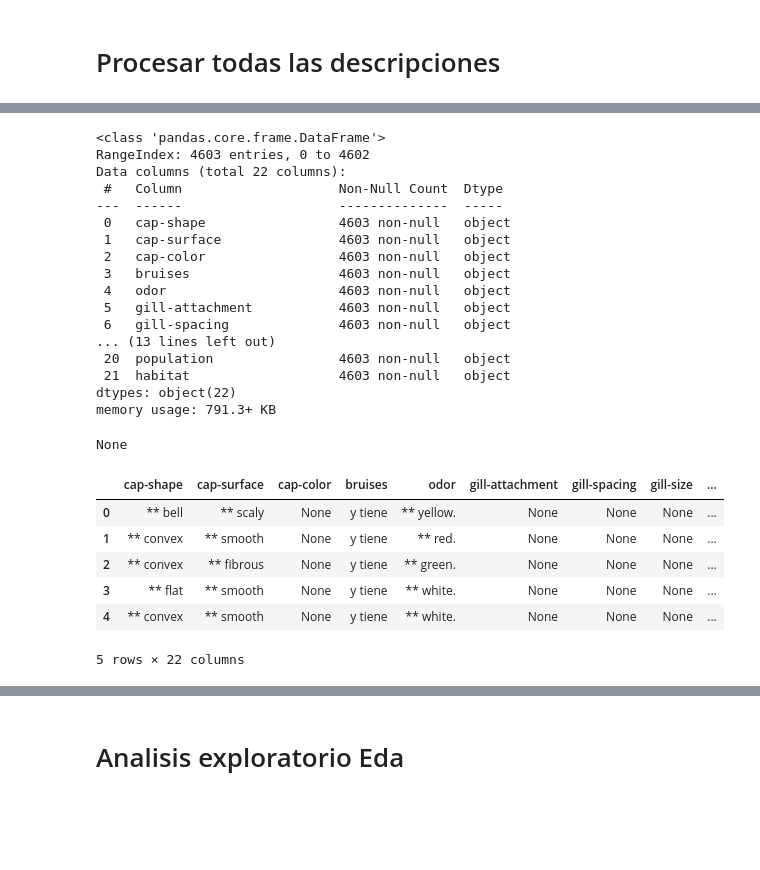
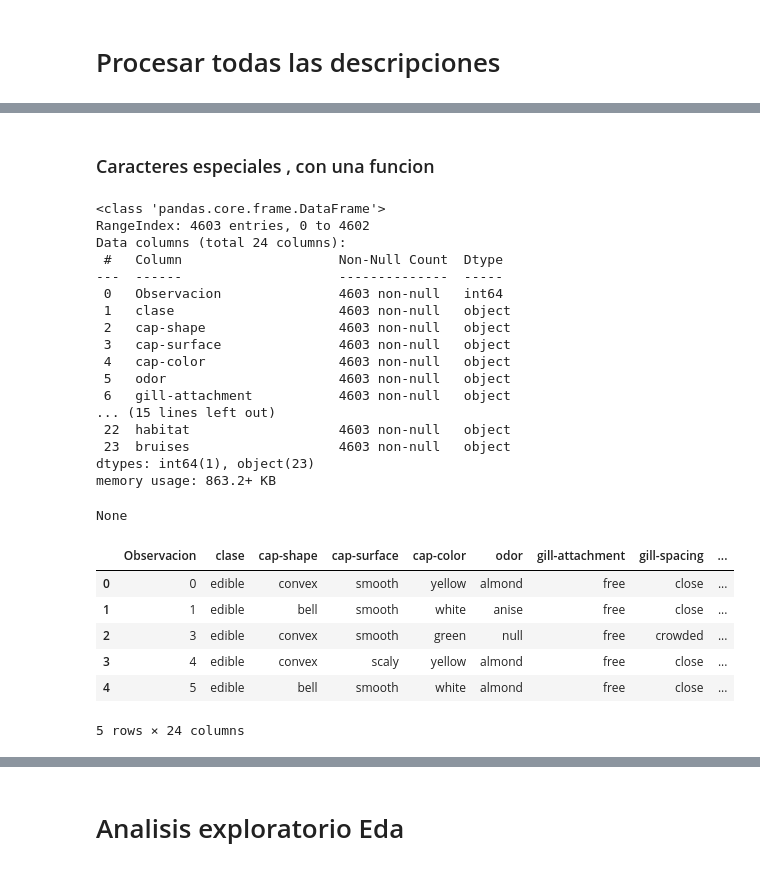
Before and after one commit to andreszaragoza/DS102024, a Jupyter notebook: 3-MachineLearning/2-Supervisado/Ejercicios/otromas.ipynb, the cells around one changed output, grey strips where cells are left out. Cells and saved outputs as stored; diff of their text form; code cells hidden in the pictures; blank space fills up the shorter version.

```diff
--- a/3-MachineLearning/2-Supervisado/Ejercicios/otromas.ipynb
+++ b/3-MachineLearning/2-Supervisado/Ejercicios/otromas.ipynb
@@ -109,2 +83,0 @@ texto_limpio =  " ".join("".join(c if c.isalnum() or c.isspace() else "" for c i
-# %%
-palabras = texto_limpio.split()
@@ -182,0 +94,2 @@ Datos procesados guardados en 'train_procesado.csv'
+# %% [markdown]
+### Caracteres especiales , con una funcion
@@ -183,29 +118,61 @@ Datos procesados guardados en 'train_procesado.csv'
+# %%
+df["descripcion"] = df["descripcion"].str.replace(r"\*\*", "", regex=True).str.strip()
+df_extra = pd.DataFrame()
+
+df_extra["Observacion"] = df["descripcion"].str.extract(r"La observación (\d+)")
+df_extra["clase"] = df["descripcion"].str.extract(r"clase (\w+)")
+df_extra["cap-shape"] = df["descripcion"].str.extract(r"forma de sombrero (\w+)")
+df_extra["cap-surface"] = df["descripcion"].str.extract(r"superficie (\w+)")
+df_extra["cap-color"] = df["descripcion"].str.extract(r"color (\w+)")
+df_extra["odor"] = df["descripcion"].apply(extraer_olor)
+df_extra["gill-attachment"] = df["descripcion"].str.extract(r"branquias son de tipo (\w+)")
+df_extra["gill-spacing"] = df["descripcion"].str.extract(r"separación (\w+)")
+df_extra["gill-size"] = df["descripcion"].str.extract(r"tamaño (\w+)")
+df_extra["gill-color"] = df["descripcion"].str.extract(r"color de las branquias es (\w+)")
+df_extra["stalk-shape"] = df["descripcion"].str.extract(r"forma del tallo es (\w+)")
+df_extra["stalk-root"] = df["descripcion"].str.extract(r"raíz del tallo es (\w+)")
+df_extra["stalk-surface-above-ring"] = df["descripcion"].str.extract(r"superficie del tallo por encima del anillo es (\w+)")
+df_extra["stalk-surface-below-ring"] = df["descripcion"].str.extract(r"y por debajo del anillo es (\w+)")
+df_extra["stalk-color-above-ring"] = df["descripcion"].str.extract(r"color del tallo por encima del anillo es (\w+)")
+df_extra["stalk-color-below-ring"] = df["descripcion"].apply(extraer_color_tallo_abajo)
+df_extra["veil-type"] = df["descripcion"].str.extract(r"tipo de velo es (\w+)")
+df_extra["veil-color"] = df["descripcion"].str.extract(r"color de velo (\w+)")
+df_extra["ring-number"] = df["descripcion"].str.extract(r"Tiene (\w+) anillo")
+df_extra["ring-type"] = df["descripcion"].apply(extraer_tipo_anillo)
+df_extra["spore-print-color"] = df["descripcion"].str.extract(r"impresión de esporas es (\w+)")
+df_extra["population"] = df["descripcion"].str.extract(r"población (\w+)")
+df_extra["habitat"] = df["descripcion"].str.extract(r"hábitat es (\w+)")
+df_extra["bruises"] = df["descripcion"].str.extract(r"(?i)(Presenta|No presenta)\s+moretones")
+
+
+df_extra["Observacion"] = pd.to_numeric(df_extra["Observacion"])
+df_extra= df_extra.sort_values(by="Observacion").reset_index(drop=True)
 # %%
-display(df_procesado.info())
-display(df_procesado.head())
+display(df_extra.info())
+display(df_extra.head())
 # %% [output]
 <class 'pandas.core.frame.DataFrame'>
 RangeIndex: 4603 entries, 0 to 4602
-Data columns (total 22 columns):
+Data columns (total 24 columns):
  #   Column                    Non-Null Count  Dtype
 ---  ------                    --------------  -----
- 0   cap-shape                 4603 non-null   object
- 1   cap-surface               4603 non-null   object
- 2   cap-color                 4603 non-null   object
- 3   bruises                   4603 non-null   object
- 4   odor                      4603 non-null   object
- 5   gill-attachment           4603 non-null   object
- 6   gill-spacing              4603 non-null   object
-... (13 lines left out)
- 20  population                4603 non-null   object
- 21  habitat                   4603 non-null   object
-dtypes: object(22)
-memory usage: 791.3+ KB
+ 0   Observacion               4603 non-null   int64
+ 1   clase                     4603 non-null   object
+ 2   cap-shape                 4603 non-null   object
+ 3   cap-surface               4603 non-null   object
+ 4   cap-color                 4603 non-null   object
+ 5   odor                      4603 non-null   object
+ 6   gill-attachment           4603 non-null   object
+... (15 lines left out)
+ 22  habitat                   4603 non-null   object
+ 23  bruises                   4603 non-null   object
+dtypes: int64(1), object(23)
+memory usage: 863.2+ KB
 None
-|  | cap-shape | cap-surface | cap-color | bruises | odor | gill-attachment | gill-spacing | gill-size | ... |
-| 0 | ** bell | ** scaly | None | y tiene | ** yellow. | None | None | None | ... |
-| 1 | ** convex | ** smooth | None | y tiene | ** red. | None | None | None | ... |
-| 2 | ** convex | ** fibrous | None | y tiene | ** green. | None | None | None | ... |
-| 3 | ** flat | ** smooth | None | y tiene | ** white. | None | None | None | ... |
-| 4 | ** convex | ** smooth | None | y tiene | ** white. | None | None | None | ... |
+|  | Observacion | clase | cap-shape | cap-surface | cap-color | odor | gill-attachment | gill-spacing | ... |
+| 0 | 0 | edible | convex | smooth | yellow | almond | free | close | ... |
+| 1 | 1 | edible | bell | smooth | white | anise | free | close | ... |
+| 2 | 3 | edible | convex | smooth | green | null | free | crowded | ... |
+| 3 | 4 | edible | convex | scaly | yellow | almond | free | close | ... |
+| 4 | 5 | edible | bell | smooth | white | almond | free | close | ... |
-5 rows × 22 columns
+5 rows × 24 columns
```
Also changed, not shown: parts of 69 cells of this notebook, 4 other files.
